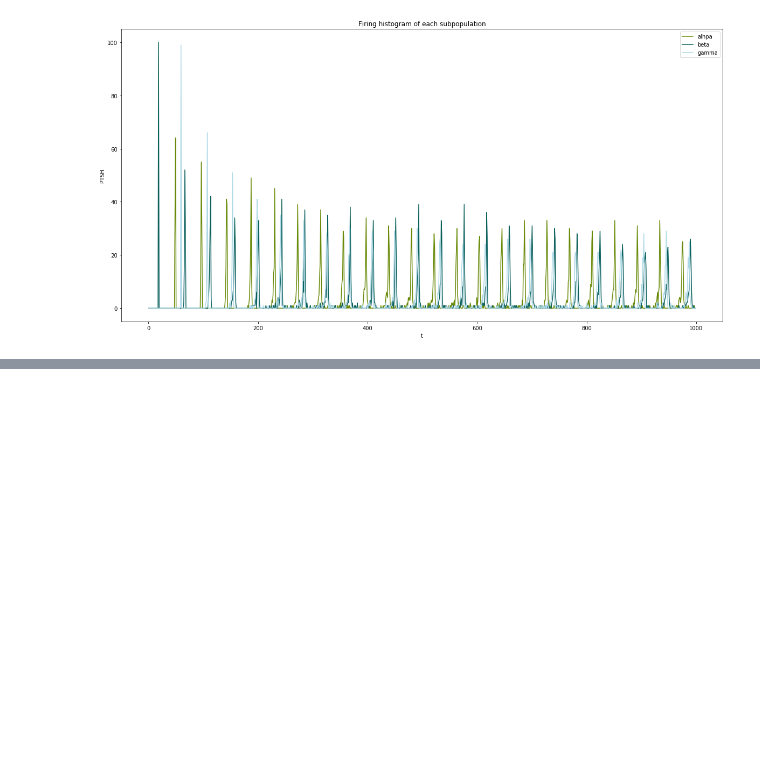
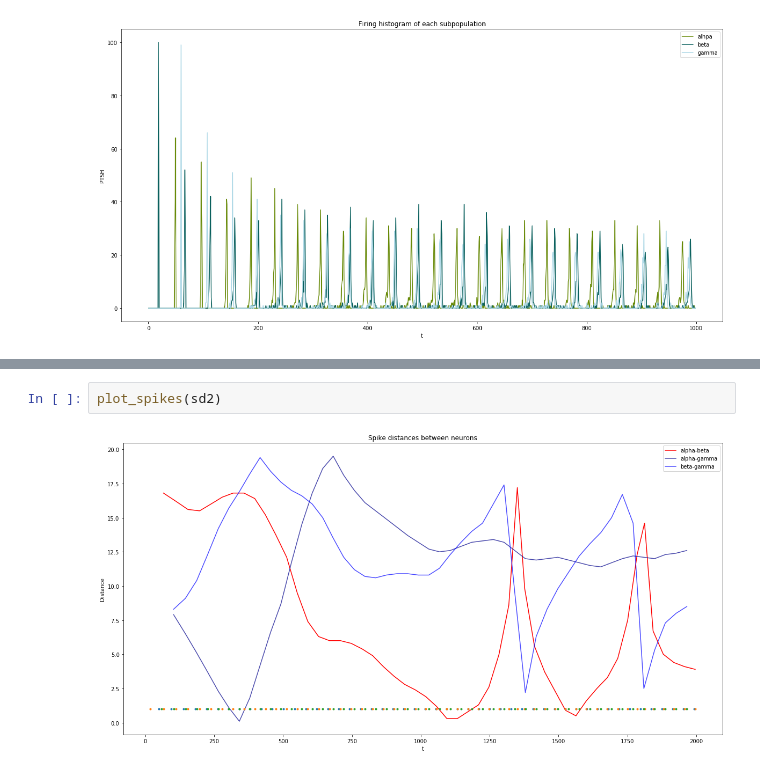
Before and after one commit to ndettmer/neuronal_synchrony_replication, a Jupyter notebook: Results.ipynb, the cells around one changed output, grey strips where cells are left out. Saved outputs shown, nothing was run; the diff lists cells and outputs as text; blank space fills up the shorter version.

```diff
--- a/Results.ipynb
+++ b/Results.ipynb
@@ -228,0 +272,4 @@ firing_hists(sd1)
+# %%
+plot_spikes(sd2)
+# %% [output]
+[figure, added]
```
Also changed, not shown: parts of 35 cells of this notebook.
